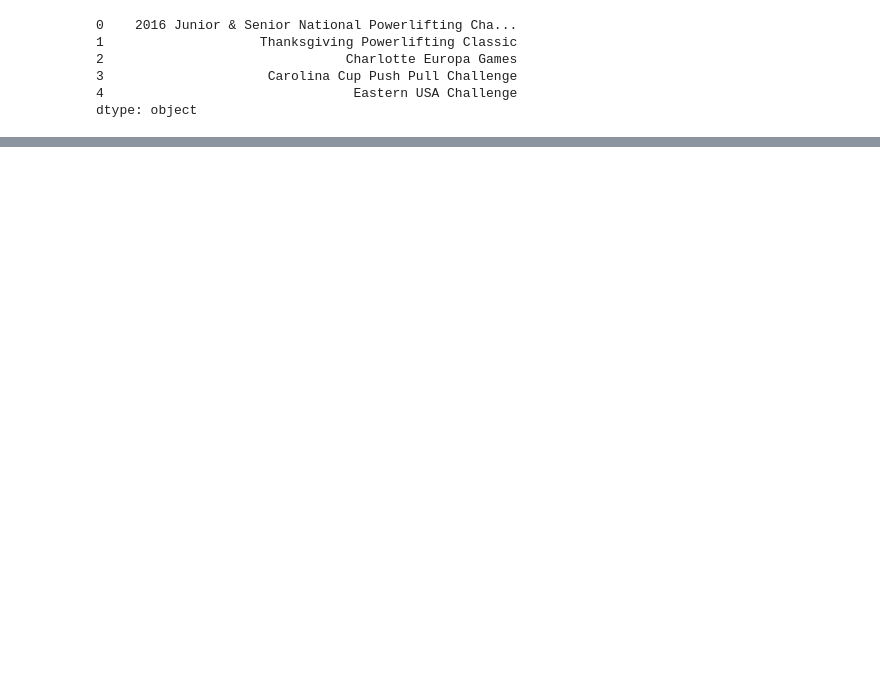
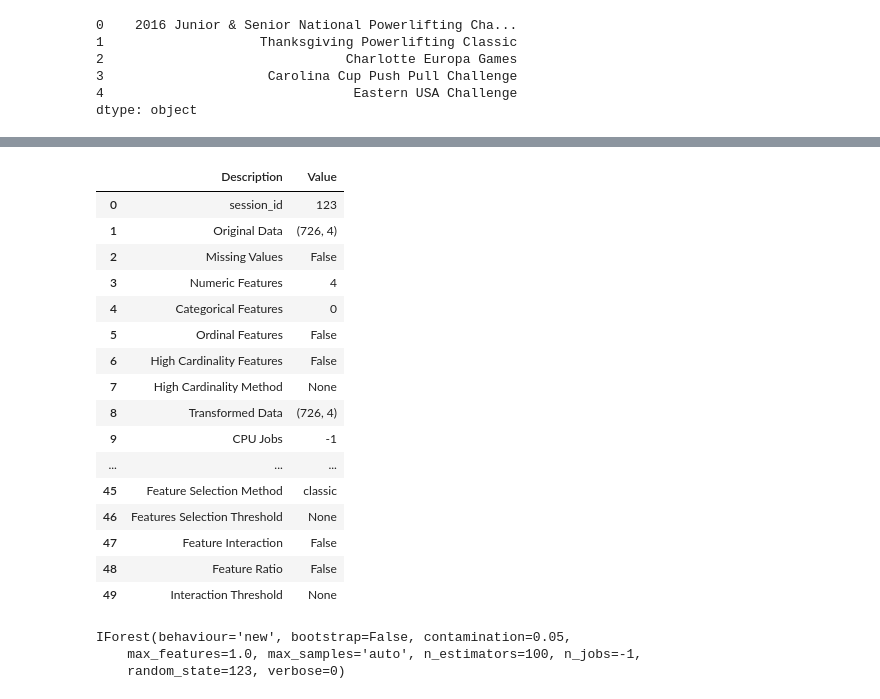
Before and after one commit to Ekpali/Data-Quality-Project, a Jupyter notebook: functionality_test.ipynb, the cells around one changed output, grey strips where cells are left out. Saved outputs shown, nothing was run; the diff lists cells and outputs as text; code cells hidden in the pictures; blank space fills up the shorter version.

```diff
--- a/functionality_test.ipynb
+++ b/functionality_test.ipynb
@@ -238,0 +260,27 @@ Note: you may need to restart the kernel to use updated packages.
+# %%
+setup = setup(data_num, session_id = 123)
+# %% [output]
+|  | Description | Value |
+| 0 | session_id | 123 |
+| 1 | Original Data | (726, 4) |
+| 2 | Missing Values | False |
+| 3 | Numeric Features | 4 |
+| 4 | Categorical Features | 0 |
+| 5 | Ordinal Features | False |
+| 6 | High Cardinality Features | False |
+| 7 | High Cardinality Method | None |
+| 8 | Transformed Data | (726, 4) |
+| 9 | CPU Jobs | -1 |
+| ... | ... | ... |
+| 45 | Feature Selection Method | classic |
+| 46 | Features Selection Threshold | None |
+| 47 | Feature Interaction | False |
+| 48 | Feature Ratio | False |
+| 49 | Interaction Threshold | None |
+# %%
+iforest = create_model('iforest')
+print(iforest)
+# %% [output]
+IForest(behaviour='new', bootstrap=False, contamination=0.05,
+    max_features=1.0, max_samples='auto', n_estimators=100, n_jobs=-1,
+    random_state=123, verbose=0)
```
Also changed, not shown: parts of 23 cells of this notebook, 2 other files.
